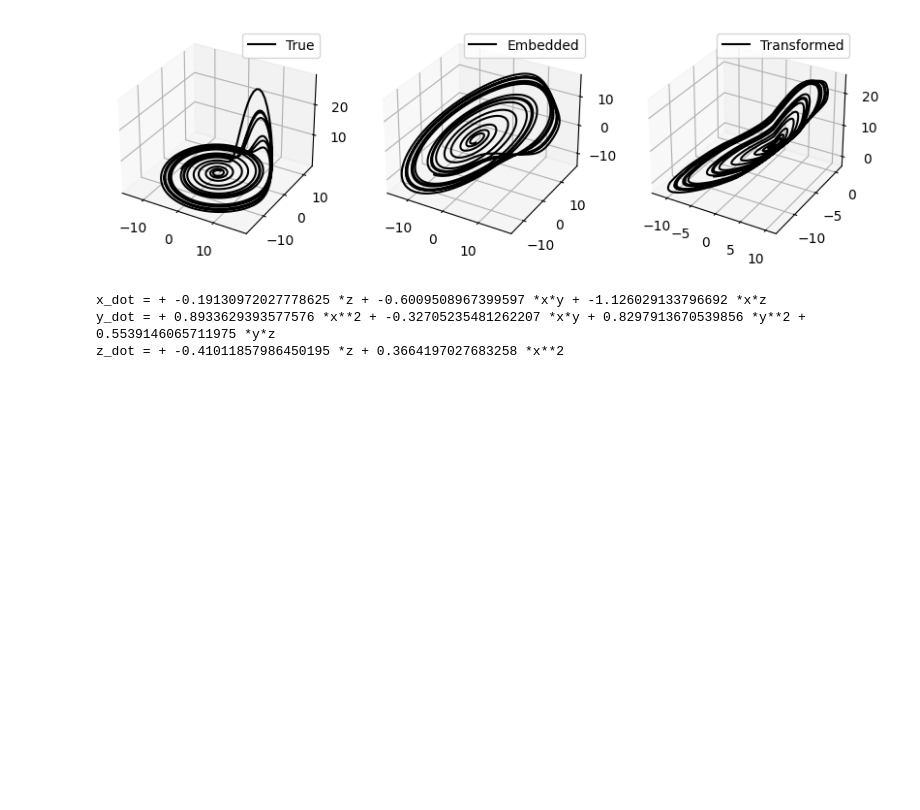
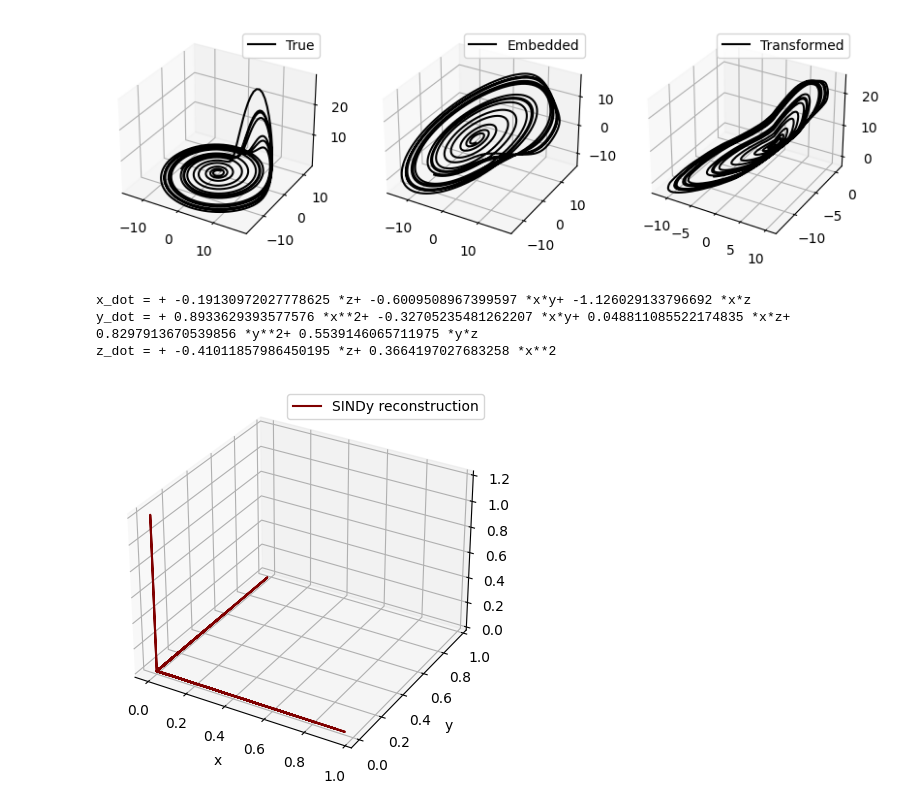
Before and after one commit to issaramro/RecoveringDynamics, a Jupyter notebook: SINDyAutoencoder.ipynb, the cells around one changed output. Saved outputs shown, nothing was run; the diff lists cells and outputs as text; code cells hidden in the pictures; blank space fills up the shorter version.

```diff
--- a/SINDyAutoencoder.ipynb
+++ b/SINDyAutoencoder.ipynb
@@ -89,10 +90,10 @@ var_names = ['x', 'y', 'z']
 for i in range(len(var_names)):
     eqn = [f'{var_names[i]}_dot = ']
     for j in range(coef.shape[1]):
-        if np.abs(coef[i, j]) > 0.1:
-            eqn.append(f'+ {coef[i, j]} {library_names[j]} ')
+        if np.abs(coef[i, j]) > 0.01:
+            eqn.append(f'+ {coef[i, j]} {library_names[j]}')
     print(''.join(eqn))
 # %% [output]
-x_dot = + -0.19130972027778625 *z + -0.6009508967399597 *x*y + -1.126029133796692 *x*z
-y_dot = + 0.8933629393577576 *x**2 + -0.32705235481262207 *x*y + 0.8297913670539856 *y**2 + 0.5539146065711975 *y*z
-z_dot = + -0.41011857986450195 *z + 0.3664197027683258 *x**2
+x_dot = + -0.19130972027778625 *z+ -0.6009508967399597 *x*y+ -1.126029133796692 *x*z
+y_dot = + 0.8933629393577576 *x**2+ -0.32705235481262207 *x*y+ 0.048811085522174835 *x*z+ 0.8297913670539856 *y**2+ 0.5539146065711975 *y*z
+z_dot = + -0.41011857986450195 *z+ 0.3664197027683258 *x**2
@@ -98,0 +109,17 @@ z_dot = + -0.41011857986450195 *z + 0.3664197027683258 *x**2
+# %%
+coef = autoencoder.coefficients.detach().numpy()
+sol =  sindy_simulate(np.array([x_ae[0], y_ae[0], z_ae[0]]), t[:len(x_ae)], coef, 2, include_sine=False, exact_features=False)
+x_si, y_si, z_si = sol[:,0], sol[:,1], sol[:,2]
+
+
+fig = plt.figure(figsize=(5,5))
+ax = fig.add_subplot(111, projection = '3d')
+# ax.plot(x_s, y_s, z_s,color = 'k')
+ax.plot(x_si, y_si, z_si,color = 'maroon', label = "SINDy reconstruction")
+ax.set_ylabel("y")
+ax.set_xlabel("x")
+ax.set_zlabel("z")
+plt.legend()
+plt.show()
+# %% [output]
+[figure, added]
```
Also changed, not shown: parts of 3 cells of this notebook, 1 other file.
